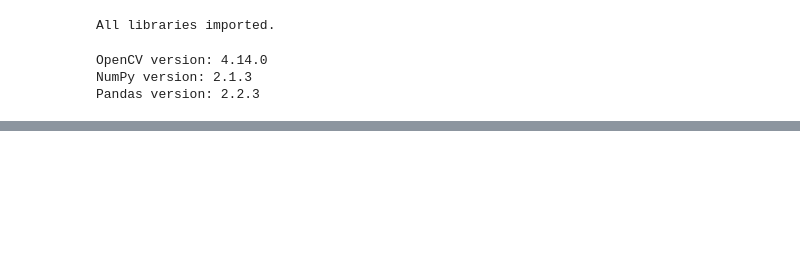
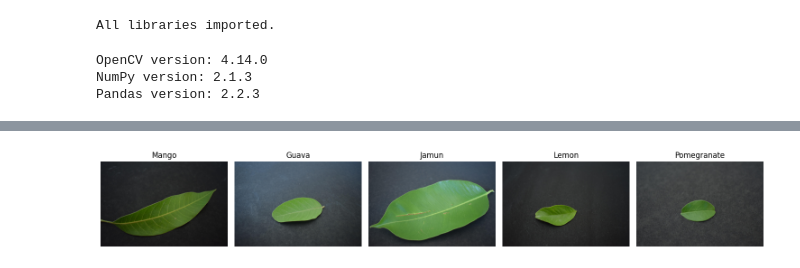
Before and after one commit to Sourabh-IISER/LEAF_CLASSIFICATION, a Jupyter notebook: notebooks/leaf_classification.ipynb, the cells around one changed output, grey strips where cells are left out. Saved outputs shown, nothing was run; the diff lists cells and outputs as text; code cells hidden in the pictures; blank space fills up the shorter version.

```diff
--- a/notebooks/leaf_classification.ipynb
+++ b/notebooks/leaf_classification.ipynb
@@ -35,0 +266,19 @@ Pandas version: 2.2.3
+# %%
+for split in ["train", "test"]:
+
+    print(f"\n_________ {split.upper()} _________")
+
+    for class_name in ["Mango", "Guava", "Jamun", "Lemon", "Pomegranate"]:
+
+        folder = os.path.join(
+            project_dataset_path,
+            split,
+            class_name
+        )
+
+        image_files = [
+            f for f in os.listdir(folder)
+            if f.lower().endswith((".jpg", ".jpeg", ".png", ".bmp"))
+        ]
+
+        print(f"{class_name}: {len(image_files)} images")
@@ -35,0 +354,43 @@ Pandas version: 2.2.3
+# %%
+import matplotlib.pyplot as plt
+import cv2
+import os
+import random
+
+classes = ["Mango", "Guava", "Jamun", "Lemon", "Pomegranate"]
+
+plt.figure(figsize=(15, 10))
+
+plot_number = 1
+
+for class_name in classes:
+
+    folder = os.path.join(
+        project_dataset_path,
+        "train",
+        class_name
+    )
+
+    image_files = [
+        f for f in os.listdir(folder)
+        if f.lower().endswith((".jpg", ".jpeg", ".png", ".bmp"))
+    ]
+
+    selected_image = random.choice(image_files)
+
+    image_path = os.path.join(folder, selected_image)
+
+    image = cv2.imread(image_path)
+    image = cv2.cvtColor(image, cv2.COLOR_BGR2RGB)
+
+    plt.subplot(1, 5, plot_number)
+    plt.imshow(image)
+    plt.title(class_name)
+    plt.axis("off")
+
+    plot_number += 1
+
+plt.tight_layout()
+plt.show()
+# %% [output]
+[figure, added]
```
Also changed, not shown: parts of 9 cells of this notebook.
